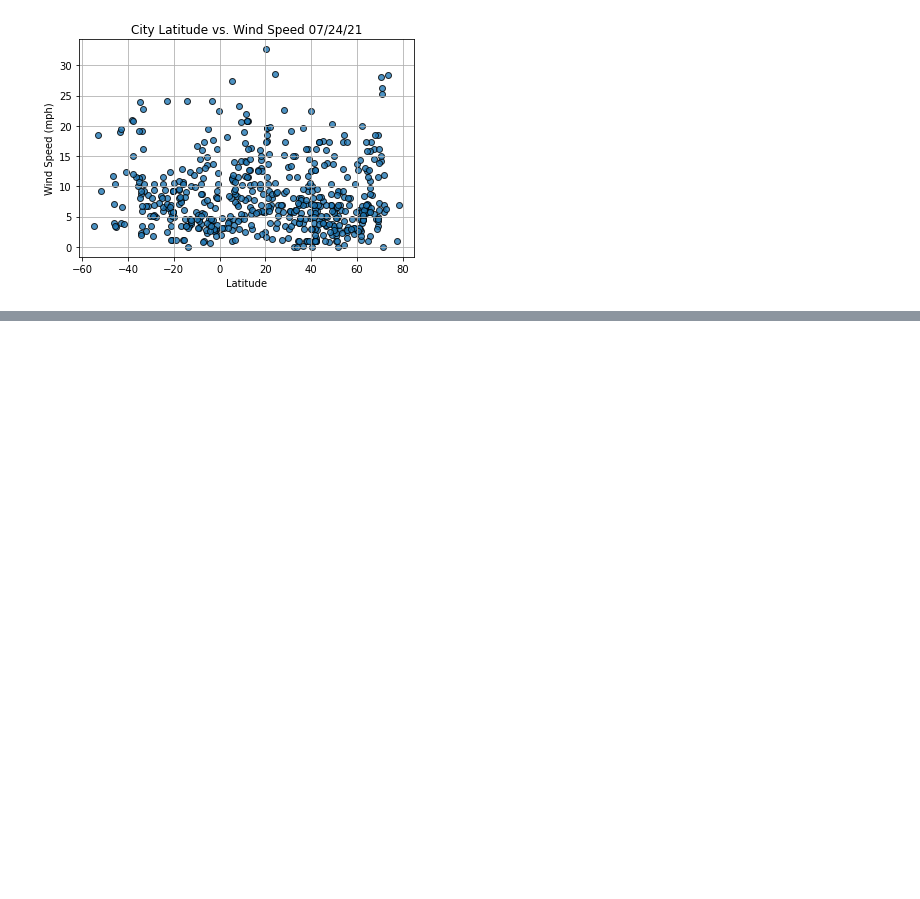
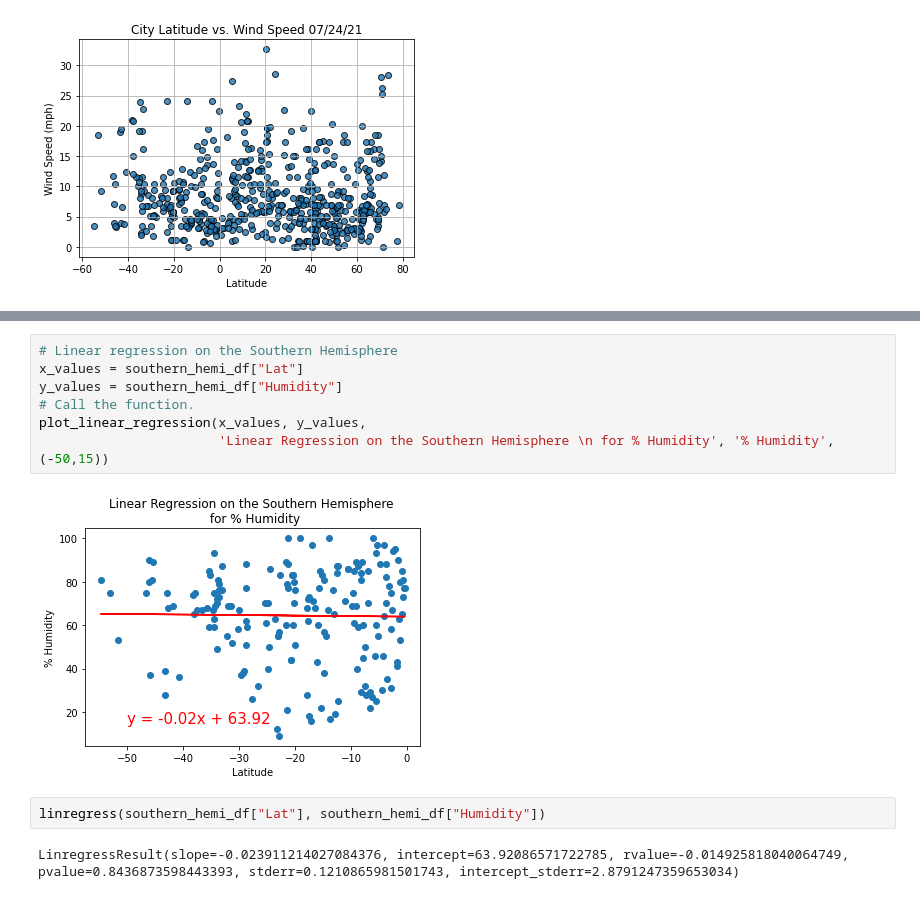
Before and after one commit to ellraff/World_Weather_Analysis, a Jupyter notebook: WeatherPy.ipynb, the cells around one changed output, grey strips where cells are left out. Cells and saved outputs as stored; diff of their text form; blank space fills up the shorter version.

```diff
--- a/WeatherPy.ipynb
+++ b/WeatherPy.ipynb
@@ -236,0 +307,13 @@ plt.show()
+# %%
+# Linear regression on the Southern Hemisphere
+x_values = southern_hemi_df["Lat"]
+y_values = southern_hemi_df["Humidity"]
+# Call the function.
+plot_linear_regression(x_values, y_values,
+                       'Linear Regression on the Southern Hemisphere \n for % Humidity', '% Humidity',(-50,15))
+# %% [output]
+[figure, added]
+# %%
+linregress(southern_hemi_df["Lat"], southern_hemi_df["Humidity"])
+# %% [output]
+LinregressResult(slope=-0.023911214027084376, intercept=63.92086571722785, rvalue=-0.014925818040064749, pvalue=0.8436873598443393, stderr=0.1210865981501743, intercept_stderr=2.8791247359653034)
```
Also changed, not shown: parts of 17 cells of this notebook.
